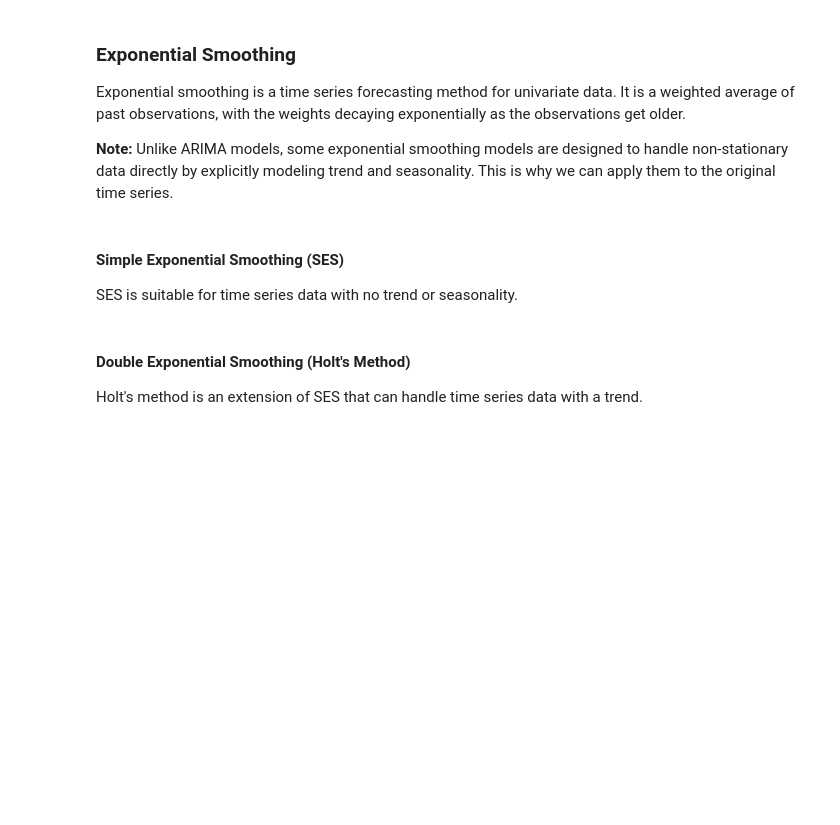
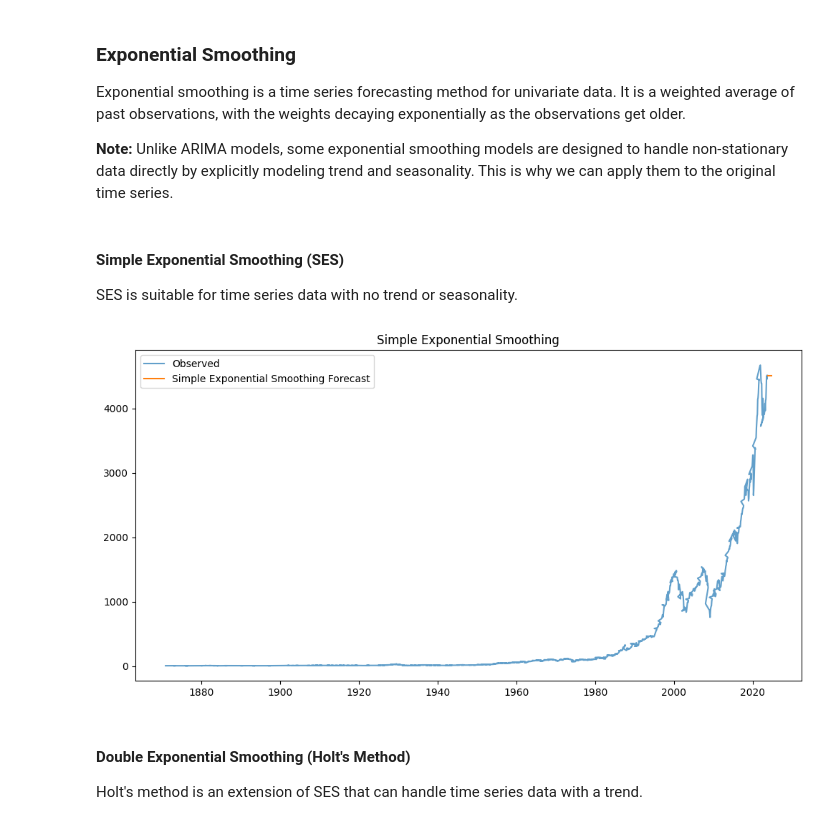
Before and after one commit to course-files/TimeSeriesForecastingandNeuralNetworks, a Jupyter notebook: 1_AnalysisForecastingNeuralNetworks.ipynb, the cells around one changed output. Saved outputs shown, nothing was run; the diff lists cells and outputs as text; code cells hidden in the pictures; blank space fills up the shorter version.

```diff
--- a/1_AnalysisForecastingNeuralNetworks.ipynb
+++ b/1_AnalysisForecastingNeuralNetworks.ipynb
@@ -238,20 +291,22 @@ Exponential smoothing is a time series forecasting method for univariate data. I
 SES is suitable for time series data with no trend or seasonality.
 # %%
 model_ses = SimpleExpSmoothing(time_series, initialization_method="estimated").fit()
-predictions_ses = model_ses.forecast(60) # forecast for next 60 months
+predictions_ses = model_ses.forecast(12) # forecast for next 12 months
 
 future_index = pd.date_range(
     start=time_series.index[-1] + pd.offsets.MonthEnd(1),
-    periods=60,
+    periods=12,
     freq='M')
 predictions_ses = pd.Series(predictions_ses.values, index=future_index)
 
 plt.figure(figsize=(12, 6))
 plt.plot(time_series, label='Observed', alpha=0.7)
 plt.plot(predictions_ses, label='Simple Exponential Smoothing Forecast')
 plt.title('Simple Exponential Smoothing')
 plt.legend()
 plt.show()
+# %% [output]
+[figure, added]
 # %% [markdown]
 #### Double Exponential Smoothing (Holt's Method)
 
```
Also changed, not shown: parts of 39 cells of this notebook.
